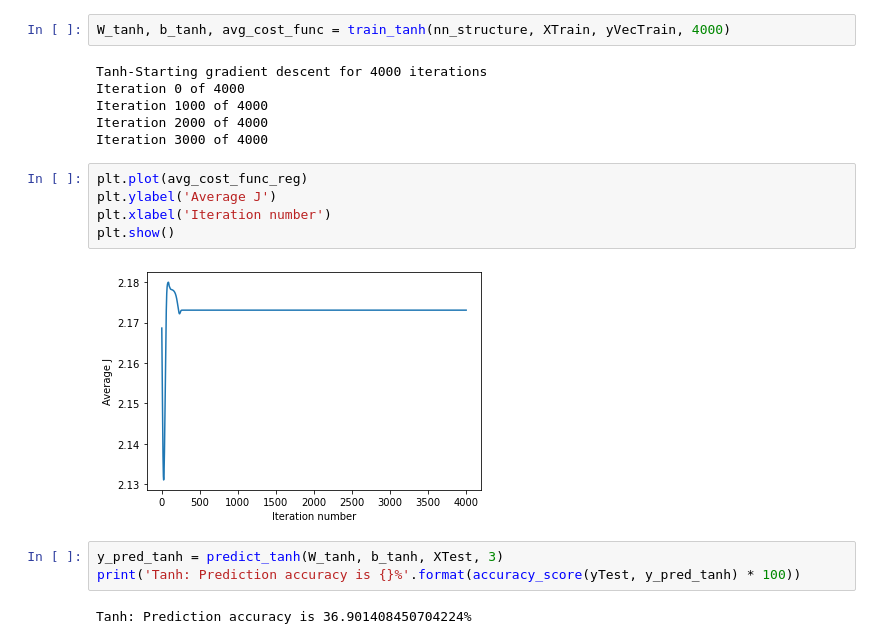
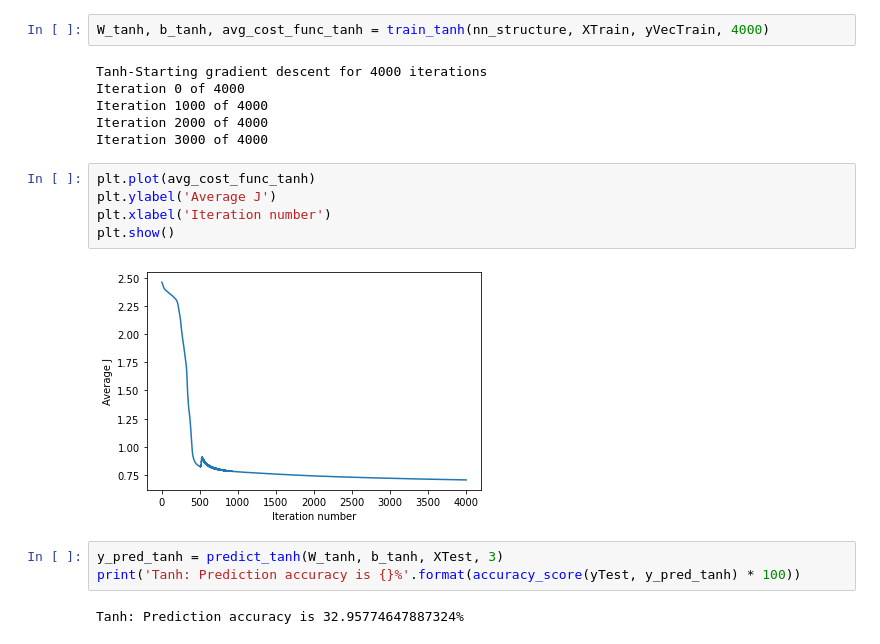
Before and after one commit to avik-gomes02/COVID-Vaccine-Predictor, a Jupyter notebook: neural_network.ipynb, the cells around one changed output. Cells and saved outputs as stored; diff of their text form.

Commit message:
Fixed the graph using tanh

```diff
--- a/neural_network.ipynb
+++ b/neural_network.ipynb
@@ -413,7 +413,7 @@ Prediction accuracy is 0.0%
 # %% [markdown]
 ## Running the Network-Tanh
 # %%
-W_tanh, b_tanh, avg_cost_func = train_tanh(nn_structure, XTrain, yVecTrain, 4000)
+W_tanh, b_tanh, avg_cost_func_tanh = train_tanh(nn_structure, XTrain, yVecTrain, 4000)
 # %% [output]
 Tanh-Starting gradient descent for 4000 iterations
 Iteration 0 of 4000
@@ -421,14 +421,14 @@ Iteration 1000 of 4000
 Iteration 2000 of 4000
 Iteration 3000 of 4000
 # %%
-plt.plot(avg_cost_func_reg)
+plt.plot(avg_cost_func_tanh)
 plt.ylabel('Average J')
 plt.xlabel('Iteration number')
 plt.show()
 # %% [output]
-[figure, old version]
+[figure, new version]
 # %%
 y_pred_tanh = predict_tanh(W_tanh, b_tanh, XTest, 3)
 print('Tanh: Prediction accuracy is {}%'.format(accuracy_score(yTest, y_pred_tanh) * 100))
 # %% [output]
-Tanh: Prediction accuracy is 36.901408450704224%
+Tanh: Prediction accuracy is 32.95774647887324%
```
Also changed, not shown: parts of 5 cells of this notebook.
